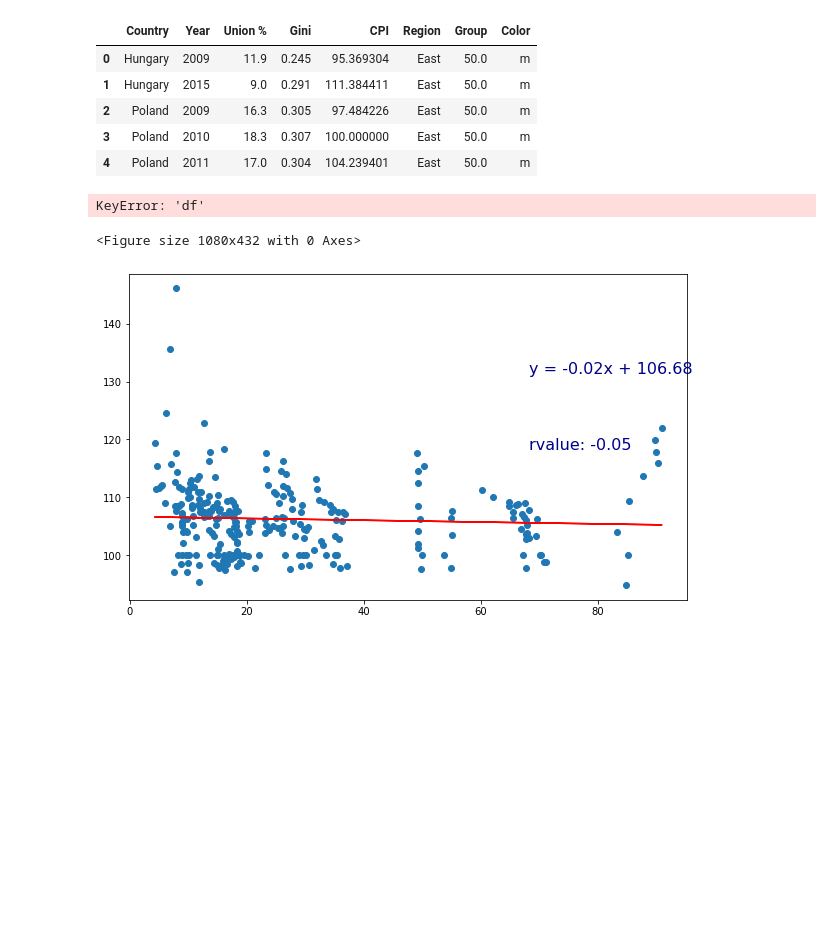
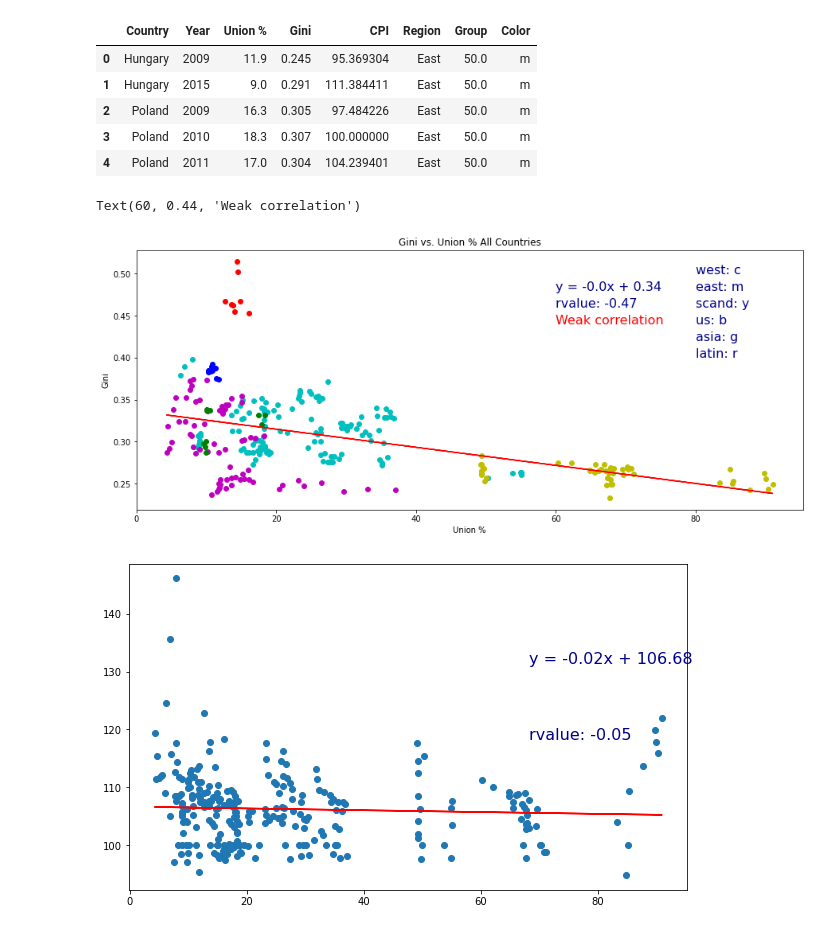
Before and after one commit to Simon-Xu-Lan/Data-Project-1-Income-Inequality, a Jupyter notebook: simon.ipynb, the cells around one changed output. Saved outputs shown, nothing was run; the diff lists cells and outputs as text; code cells hidden in the pictures; blank space fills up the shorter version.

```diff
--- a/simon.ipynb
+++ b/simon.ipynb
@@ -371,39 +382,63 @@ cmap = cm.get_cmap('Spectral')
 plt.figure(figsize=(15, 6))
 i = 0
 for region in df:
     x = df[region]["df"]["Union %"]
     y = df[region]["df"]["Gini"]
     plt.scatter(x, y, c=df[region]["color"] )
     plt.annotate(f"{region}: {df[region]['color']}", (80, 0.5 - i*0.02), fontsize=16, color="darkblue"  )
     i += 1
 
 x = data_working["Union %"]
 y = data_working["Gini"]
 (slope, intercept, rvalue, pvalue, stderr) = st.linregress(x, y)
 regress_values = x * slope + intercept
 line_eq = f"y = {round(slope, 2)}x + {round(intercept, 2)}"
 plt.plot(x, regress_values, "r-")
 plt.xlabel("Union %")
 plt.ylabel("Gini")
 plt.title("Gini vs. Union % All Countries")
 
-
-plt.annotate(line_eq, (60,0.5), fontsize=16, color="darkblue")
-plt.annotate(f"rvalue: {round(rvalue,2)}", (60,0.48), fontsize=16, color="darkblue")
+# plt.annotate("With Latin: Red line", (55,0.5), fontsize=16, color="darkblue")
+plt.annotate(line_eq, (60,0.48), fontsize=16, color="darkblue")
+plt.annotate(f"rvalue: {round(rvalue,2)}", (60,0.46), fontsize=16, color="darkblue")
 
 correlation = "No correlation"
 if abs(rvalue) > 0.25:
     correlation = "Very weak correlation"
 if abs(rvalue) > 0.3:
     correlation = "Weak correlation"
 elif abs(rvalue) > 0.5:
     correlation = "Moderate correlation"
 elif abs(rvalue) > 0.7:
     correlation = "Strong correlation"
-plt.annotate(correlation, (60,0.46), fontsize=16, color="red")
+plt.annotate(correlation, (60,0.44), fontsize=16, color="red")
+
+
+# data_working1 = data_working[data_working["Region"] != "Latin"]
+# x1 = data_working1["Union %"]
+# y1 = data_working1["Gini"]
+# (slope1, intercept1, rvalue1, pvalue1, stderr1) = st.linregress(x1, y1)
+# regress_values1 = x1 * slope1 + intercept1
+# line_eq1 = f"y = {round(slope1, 2)}x + {round(intercept1, 2)}"
+# plt.plot(x1, regress_values1, "b-")
+
+# plt.annotate("Without Latin: Blue line", (55,0.42), fontsize=16, color="darkblue")
+# plt.annotate(line_eq1, (60,0.4), fontsize=16, color="darkblue")
+# plt.annotate(f"rvalue: {round(rvalue1,2)}", (60,0.38), fontsize=16, color="darkblue")
+
+# correlation = "No correlation"
+# if abs(rvalue1) < 0.3:
+#     correlation = "Very weak correlation"
+# elif abs(rvalue1) < 0.5:
+#     correlation = "Weak correlation"
+# elif abs(rvalue1) < 0.7:
+#     correlation = "Moderate correlation"
+# elif abs(rvalue1) < 1:
+#     correlation = "Strong correlation"
+# plt.annotate(correlation, (60,0.36), fontsize=16, color="red")
 # %% [output]
-KeyError: 'df'
+Text(60, 0.44, 'Weak correlation')
-<Figure size 1080x432 with 0 Axes>
+[figure, added]
 # %%
 def linear_regression(df, x_column, y_column, **kwargs):
     """
```
Also changed, not shown: parts of 2 cells of this notebook, 8 other files.
